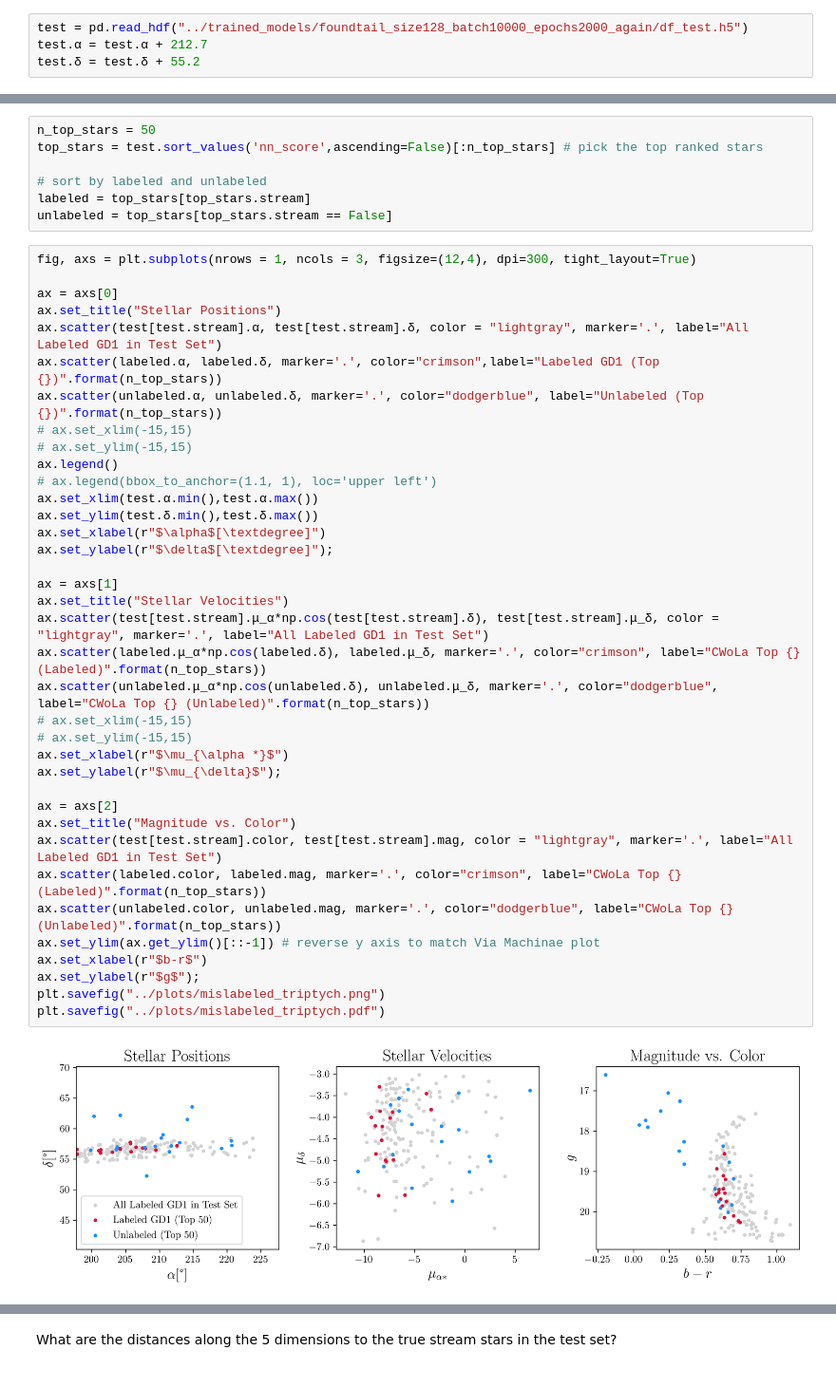
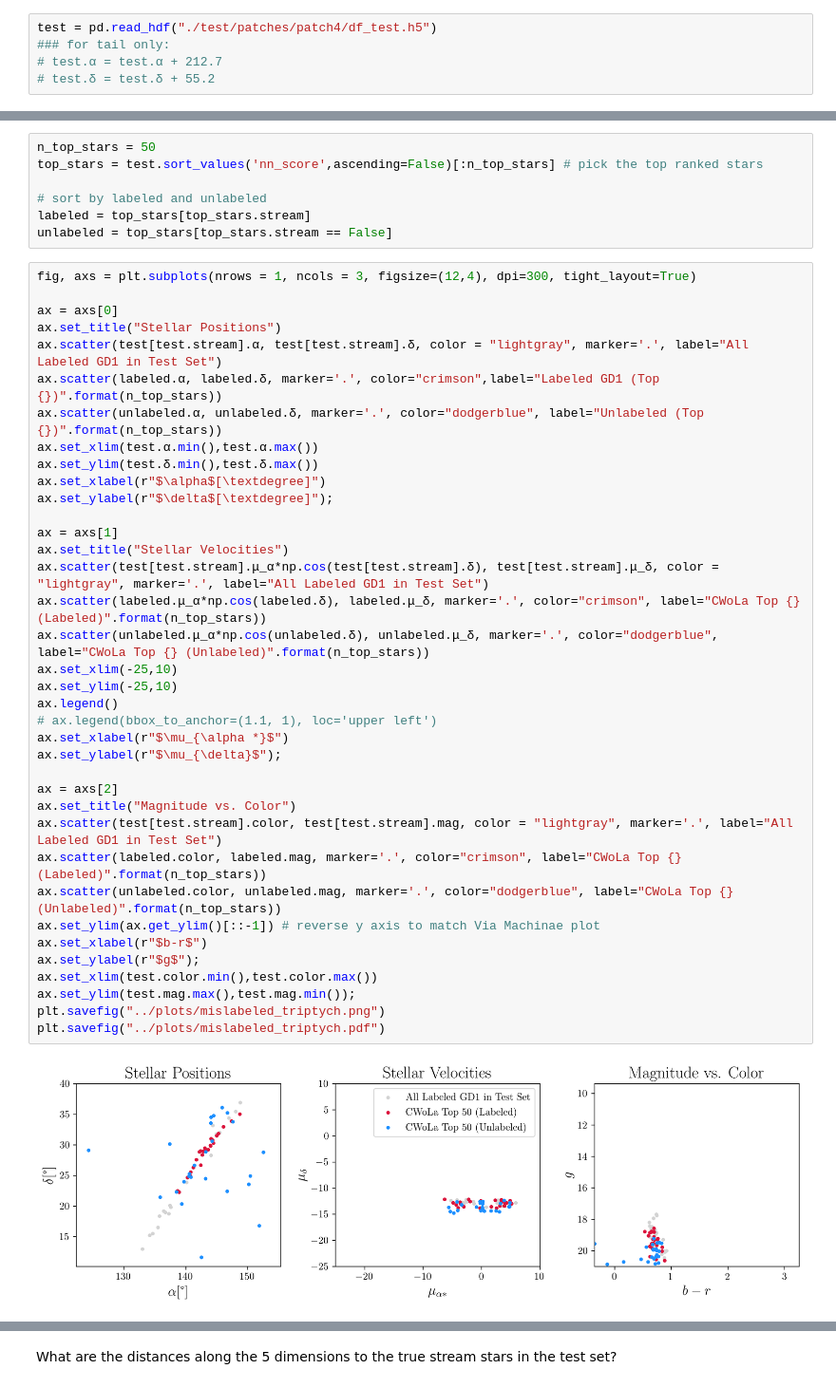
Before and after one commit to hep-lbdl/GaiaCWoLa, a Jupyter notebook: notebooks/mislabeled_stream_stars.ipynb, the cells around one changed output, grey strips where cells are left out. Shown: that part at 95% size. Saved outputs shown, nothing was run; the diff lists cells and outputs as text.

```diff
--- a/notebooks/mislabeled_stream_stars.ipynb
+++ b/notebooks/mislabeled_stream_stars.ipynb
@@ -39,7 +39,8 @@ coreClock: 1.74GHz coreCount: 84 deviceMemorySize: 44.56GiB deviceMemoryBandwidt
 # %%
-test = pd.read_hdf("../trained_models/foundtail_size128_batch10000_epochs2000_again/df_test.h5")
-test.α = test.α + 212.7
-test.δ = test.δ + 55.2
+test = pd.read_hdf("./test/patches/patch4/df_test.h5")
+### for tail only:
+# test.α = test.α + 212.7
+# test.δ = test.δ + 55.2
 # %%
 visualize_stream(test)
 # %% [output]
@@ -74,37 +68,37 @@ fig, axs = plt.subplots(nrows = 1, ncols = 3, figsize=(12,4), dpi=300, tight_lay
 
 ax = axs[0]
 ax.set_title("Stellar Positions")
 ax.scatter(test[test.stream].α, test[test.stream].δ, color = "lightgray", marker='.', label="All Labeled GD1 in Test Set")
 ax.scatter(labeled.α, labeled.δ, marker='.', color="crimson",label="Labeled GD1 (Top {})".format(n_top_stars))
 ax.scatter(unlabeled.α, unlabeled.δ, marker='.', color="dodgerblue", label="Unlabeled (Top {})".format(n_top_stars))
-# ax.set_xlim(-15,15)
-# ax.set_ylim(-15,15)
-ax.legend()
-# ax.legend(bbox_to_anchor=(1.1, 1), loc='upper left')
 ax.set_xlim(test.α.min(),test.α.max())
 ax.set_ylim(test.δ.min(),test.δ.max())
 ax.set_xlabel(r"$\alpha$[\textdegree]")
 ax.set_ylabel(r"$\delta$[\textdegree]");
 
 ax = axs[1]
 ax.set_title("Stellar Velocities")
 ax.scatter(test[test.stream].μ_α*np.cos(test[test.stream].δ), test[test.stream].μ_δ, color = "lightgray", marker='.', label="All Labeled GD1 in Test Set")
 ax.scatter(labeled.μ_α*np.cos(labeled.δ), labeled.μ_δ, marker='.', color="crimson", label="CWoLa Top {} (Labeled)".format(n_top_stars))
 ax.scatter(unlabeled.μ_α*np.cos(unlabeled.δ), unlabeled.μ_δ, marker='.', color="dodgerblue", label="CWoLa Top {} (Unlabeled)".format(n_top_stars))
-# ax.set_xlim(-15,15)
-# ax.set_ylim(-15,15)
+ax.set_xlim(-25,10)
+ax.set_ylim(-25,10)
+ax.legend()
+# ax.legend(bbox_to_anchor=(1.1, 1), loc='upper left')
 ax.set_xlabel(r"$\mu_{\alpha *}$")
 ax.set_ylabel(r"$\mu_{\delta}$");
 
 ax = axs[2]
 ax.set_title("Magnitude vs. Color")
 ax.scatter(test[test.stream].color, test[test.stream].mag, color = "lightgray", marker='.', label="All Labeled GD1 in Test Set")
 ax.scatter(labeled.color, labeled.mag, marker='.', color="crimson", label="CWoLa Top {} (Labeled)".format(n_top_stars))
 ax.scatter(unlabeled.color, unlabeled.mag, marker='.', color="dodgerblue", label="CWoLa Top {} (Unlabeled)".format(n_top_stars))
 ax.set_ylim(ax.get_ylim()[::-1]) # reverse y axis to match Via Machinae plot
 ax.set_xlabel(r"$b-r$")
 ax.set_ylabel(r"$g$");
+ax.set_xlim(test.color.min(),test.color.max())
+ax.set_ylim(test.mag.max(),test.mag.min());
 plt.savefig("../plots/mislabeled_triptych.png")
 plt.savefig("../plots/mislabeled_triptych.pdf")
 # %% [output]
-[figure, old version]
+[figure, new version]
```
Also changed, not shown: parts of 24 cells of this notebook, 7 other files.
